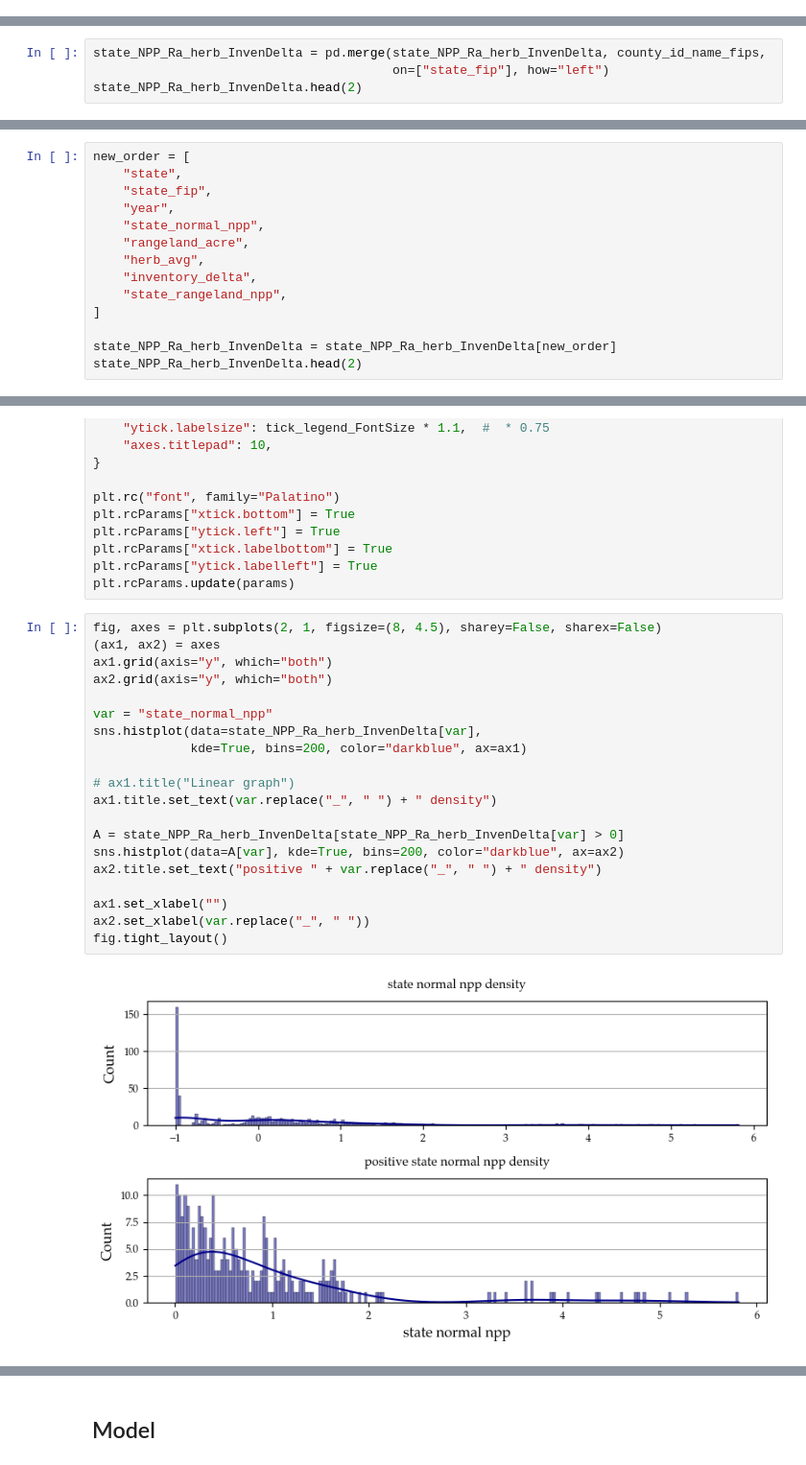
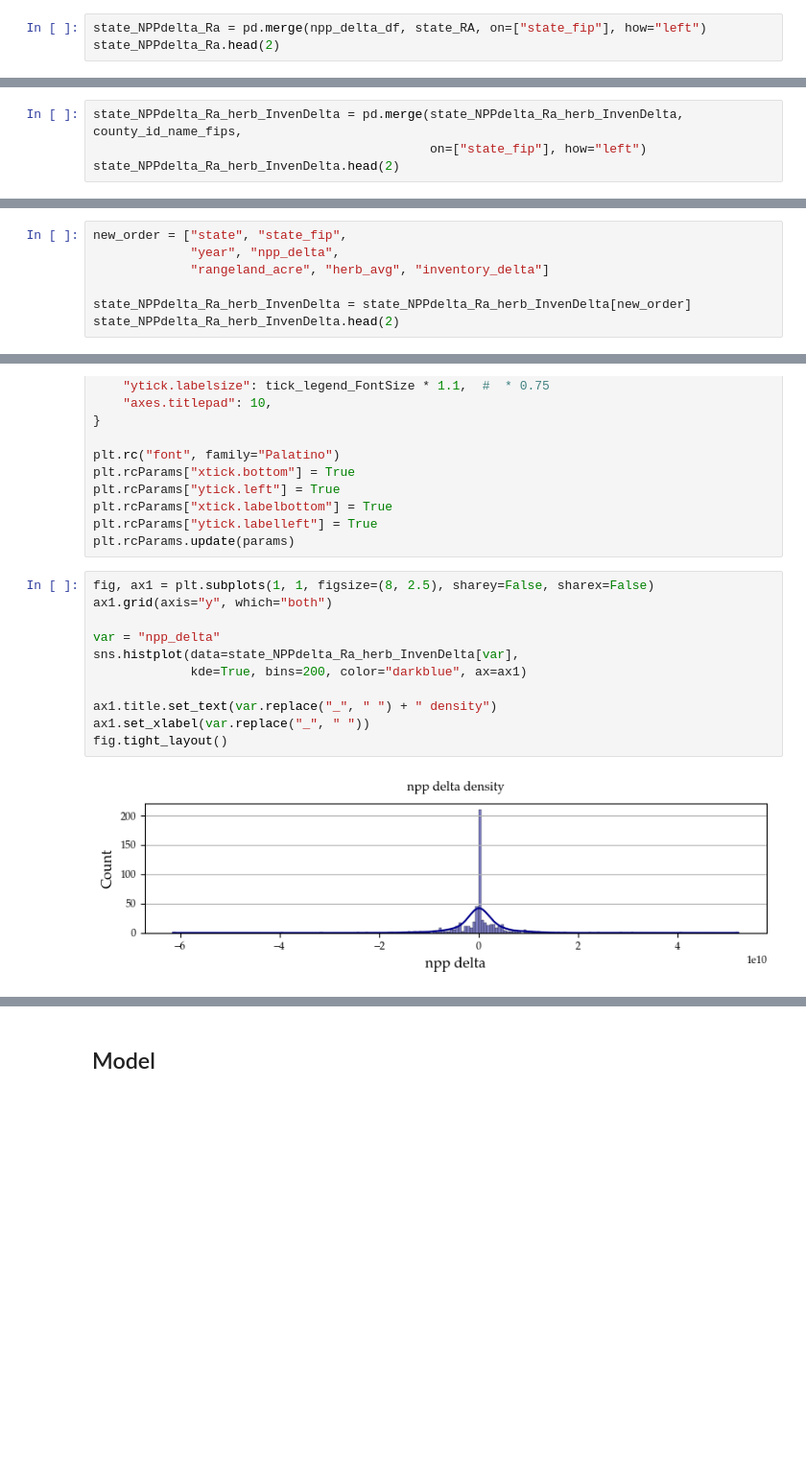
Before and after one commit to HNoorazar/Rangeland, a Jupyter notebook: Python_Codes/model/NPP_annualState_Ra_Model_xDeltas_yDeltas_Dec5.ipynb, the cells around one changed output, grey strips where cells are left out. Shown at 96% size. Saved outputs shown, nothing was run; the diff lists cells and outputs as text; blank space fills up the shorter version.

```diff
--- a/Python_Codes/model/NPP_annualState_Ra_Model_xDeltas_yDeltas_Dec5.ipynb
+++ b/Python_Codes/model/NPP_annualState_Ra_Model_xDeltas_yDeltas_Dec5.ipynb
@@ -255,0 +281,3 @@ herb.head(2)
+# %%
+state_NPPdelta_Ra = pd.merge(npp_delta_df, state_RA, on=["state_fip"], how="left")
+state_NPPdelta_Ra.head(2)
@@ -365,5 +358,5 @@ state_NPP_Ra_herb_InvenDelta.head(2)
 # %%
-state_NPP_Ra_herb_InvenDelta = pd.merge(state_NPP_Ra_herb_InvenDelta, county_id_name_fips,
-                                        on=["state_fip"], how="left")
-state_NPP_Ra_herb_InvenDelta.head(2)
+state_NPPdelta_Ra_herb_InvenDelta = pd.merge(state_NPPdelta_Ra_herb_InvenDelta, county_id_name_fips,
+                                             on=["state_fip"], how="left")
+state_NPPdelta_Ra_herb_InvenDelta.head(2)
 # %% [output]
@@ -373,15 +366,8 @@ state_NPP_Ra_herb_InvenDelta.head(2)
 # %%
-new_order = [
-    "state",
-    "state_fip",
-    "year",
-    "state_normal_npp",
-    "rangeland_acre",
-    "herb_avg",
-    "inventory_delta",
-    "state_rangeland_npp",
-]
+new_order = ["state", "state_fip",
+             "year", "npp_delta",
+             "rangeland_acre", "herb_avg", "inventory_delta"]
 
-state_NPP_Ra_herb_InvenDelta = state_NPP_Ra_herb_InvenDelta[new_order]
-state_NPP_Ra_herb_InvenDelta.head(2)
+state_NPPdelta_Ra_herb_InvenDelta = state_NPPdelta_Ra_herb_InvenDelta[new_order]
+state_NPPdelta_Ra_herb_InvenDelta.head(2)
 # %% [output]
@@ -412,24 +398,15 @@ plt.rcParams["xtick.labelbottom"] = True
 plt.rcParams["ytick.labelleft"] = True
 plt.rcParams.update(params)
 # %%
-fig, axes = plt.subplots(2, 1, figsize=(8, 4.5), sharey=False, sharex=False)
-(ax1, ax2) = axes
+fig, ax1 = plt.subplots(1, 1, figsize=(8, 2.5), sharey=False, sharex=False)
 ax1.grid(axis="y", which="both")
-ax2.grid(axis="y", which="both")
 
-var = "state_normal_npp"
-sns.histplot(data=state_NPP_Ra_herb_InvenDelta[var],
+var = "npp_delta"
+sns.histplot(data=state_NPPdelta_Ra_herb_InvenDelta[var],
              kde=True, bins=200, color="darkblue", ax=ax1)
 
-# ax1.title("Linear graph")
 ax1.title.set_text(var.replace("_", " ") + " density")
-
-A = state_NPP_Ra_herb_InvenDelta[state_NPP_Ra_herb_InvenDelta[var] > 0]
-sns.histplot(data=A[var], kde=True, bins=200, color="darkblue", ax=ax2)
-ax2.title.set_text("positive " + var.replace("_", " ") + " density")
-
-ax1.set_xlabel("")
-ax2.set_xlabel(var.replace("_", " "))
+ax1.set_xlabel(var.replace("_", " "))
 fig.tight_layout()
 # %% [output]
-[figure, old version]
+[figure, new version]
```
Also changed, not shown: parts of 64 cells of this notebook, 14 other files.
